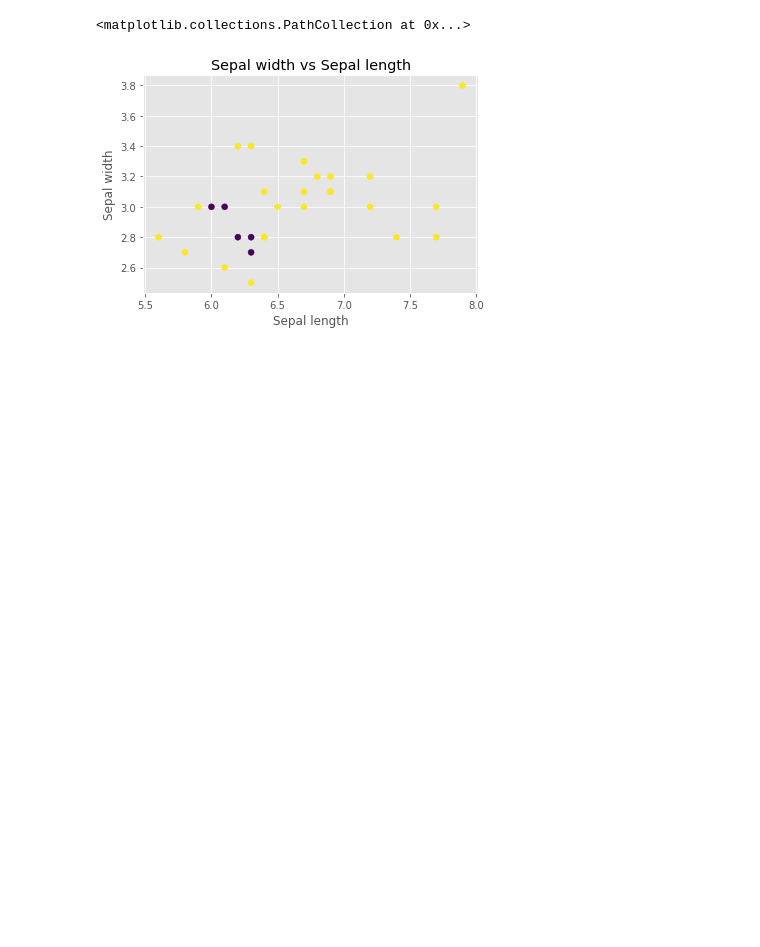
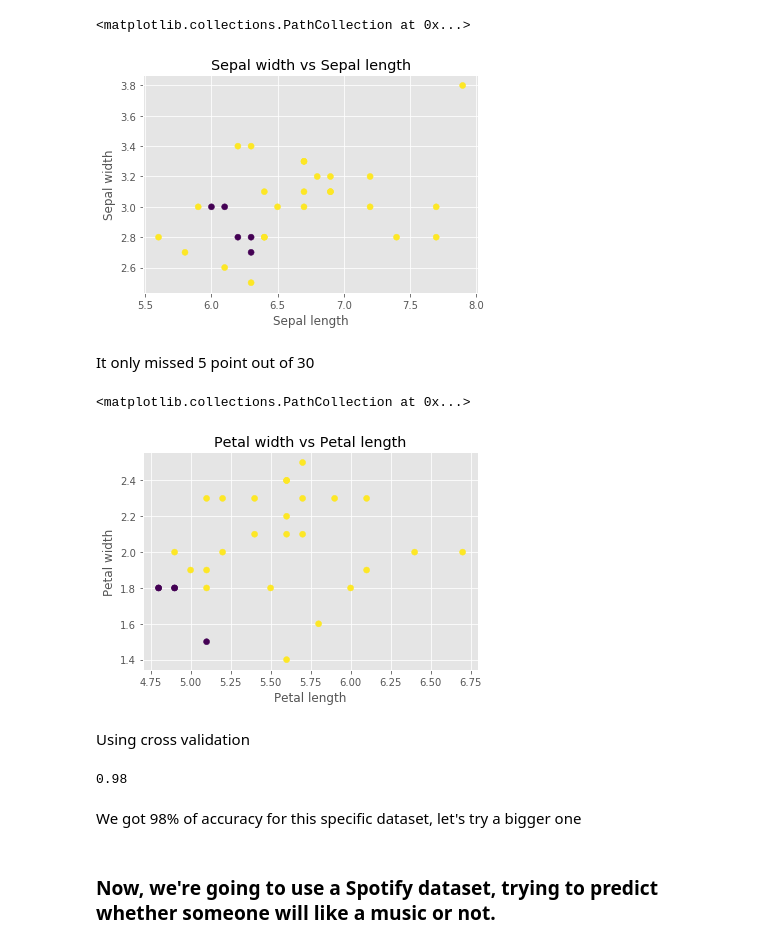
Before and after one commit to tutss/datascience, a Jupyter notebook: musicclassifying.ipynb, the cells around one changed output. Drawn from its saved outputs; the diff is of its cells as text; code cells hidden in the pictures; blank space fills up the shorter version.

Commit message:
finishing using iris and started spotifys dataset

```diff
--- a/musicclassifying.ipynb
+++ b/musicclassifying.ipynb
@@ -67,3 +70,18 @@ plt.scatter(train[-30:,0],train[-30:,1], c=testing_data_predict)
 # %% [output]
 <matplotlib.collections.PathCollection at 0x...>
 [figure]
+# %% [markdown]
+It only missed 5 point out of 30
+# %%
+style.use('ggplot')
+#petal length vs width
+plt.plot()
+plt.title('Petal width vs Petal length')
+plt.xlabel('Petal length')
+plt.ylabel('Petal width')
+plt.scatter(train[-30:,2], train[-30:,3], c=testing_data_predict)
+# %% [output]
+<matplotlib.collections.PathCollection at 0x...>
+[figure, added]
+# %% [markdown]
+Using cross validation
@@ -69,0 +92,8 @@ plt.scatter(train[-30:,0],train[-30:,1], c=testing_data_predict)
+# %%
+accuracy(clf,train,classes,5)
+# %% [output]
+0.98
+# %% [markdown]
+We got 98% of accuracy for this specific dataset, let's try a bigger one
+# %% [markdown]
+### Now, we're going to use a Spotify dataset, trying to predict whether someone will like a music or not.
```
Also changed, not shown: parts of 2 cells of this notebook.
